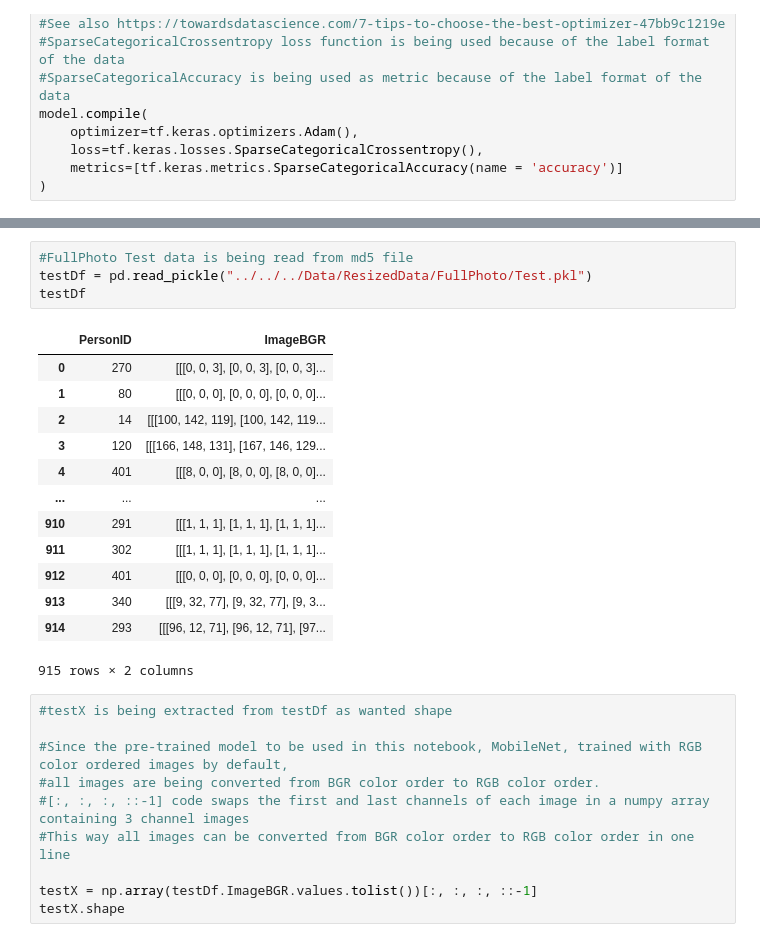
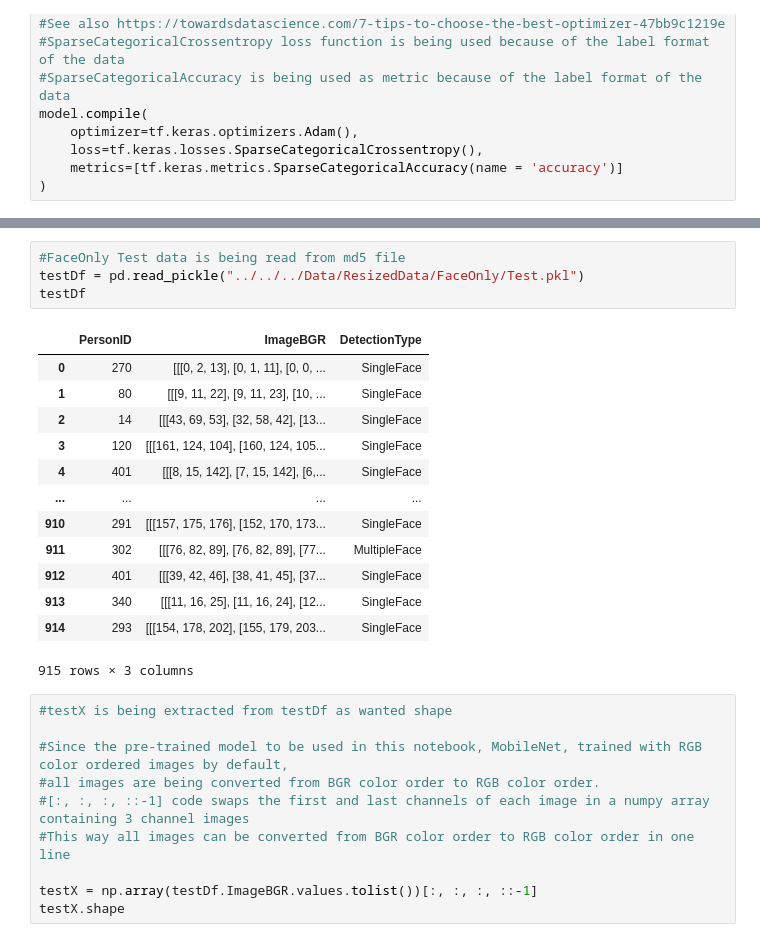
Before and after one commit to RsgAI/Face-Recognition, a Jupyter notebook: Training/ResizedData/FaceOnly/Training06.ipynb, the cells around one changed output, grey strips where cells are left out. Cells and saved outputs as stored; diff of their text form.

```diff
--- a/Training/ResizedData/FullPhoto/Training08.ipynb
+++ b/Training/ResizedData/FaceOnly/Training06.ipynb
@@ -430,21 +365,21 @@ plt.show()
 # %%
-#FullPhoto Test data is being read from md5 file
-testDf = pd.read_pickle("../../../Data/ResizedData/FullPhoto/Test.pkl")
+#FaceOnly Test data is being read from md5 file
+testDf = pd.read_pickle("../../../Data/ResizedData/FaceOnly/Test.pkl")
 testDf
 # %% [output]
-|  | PersonID | ImageBGR |
-| 0 | 270 | [[[0, 0, 3], [0, 0, 3], [0, 0, 3]... |
-| 1 | 80 | [[[0, 0, 0], [0, 0, 0], [0, 0, 0]... |
-| 2 | 14 | [[[100, 142, 119], [100, 142, 119... |
-| 3 | 120 | [[[166, 148, 131], [167, 146, 129... |
-| 4 | 401 | [[[8, 0, 0], [8, 0, 0], [8, 0, 0]... |
-| ... | ... | ... |
-| 910 | 291 | [[[1, 1, 1], [1, 1, 1], [1, 1, 1]... |
-| 911 | 302 | [[[1, 1, 1], [1, 1, 1], [1, 1, 1]... |
-| 912 | 401 | [[[0, 0, 0], [0, 0, 0], [0, 0, 0]... |
-| 913 | 340 | [[[9, 32, 77], [9, 32, 77], [9, 3... |
-| 914 | 293 | [[[96, 12, 71], [96, 12, 71], [97... |
+|  | PersonID | ImageBGR | DetectionType |
+| 0 | 270 | [[[0, 2, 13], [0, 1, 11], [0, 0, ... | SingleFace |
+| 1 | 80 | [[[9, 11, 22], [9, 11, 23], [10, ... | SingleFace |
+| 2 | 14 | [[[43, 69, 53], [32, 58, 42], [13... | SingleFace |
+| 3 | 120 | [[[161, 124, 104], [160, 124, 105... | SingleFace |
+| 4 | 401 | [[[8, 15, 142], [7, 15, 142], [6,... | SingleFace |
+| ... | ... | ... | ... |
+| 910 | 291 | [[[157, 175, 176], [152, 170, 173... | SingleFace |
+| 911 | 302 | [[[76, 82, 89], [76, 82, 89], [77... | MultipleFace |
+| 912 | 401 | [[[39, 42, 46], [38, 41, 45], [37... | SingleFace |
+| 913 | 340 | [[[11, 16, 25], [11, 16, 24], [12... | SingleFace |
+| 914 | 293 | [[[154, 178, 202], [155, 179, 203... | SingleFace |
-915 rows × 2 columns
+915 rows × 3 columns
 # %%
 #testX is being extracted from testDf as wanted shape
 
```
Also changed, not shown: parts of 11 cells of this notebook, 15 other files.
